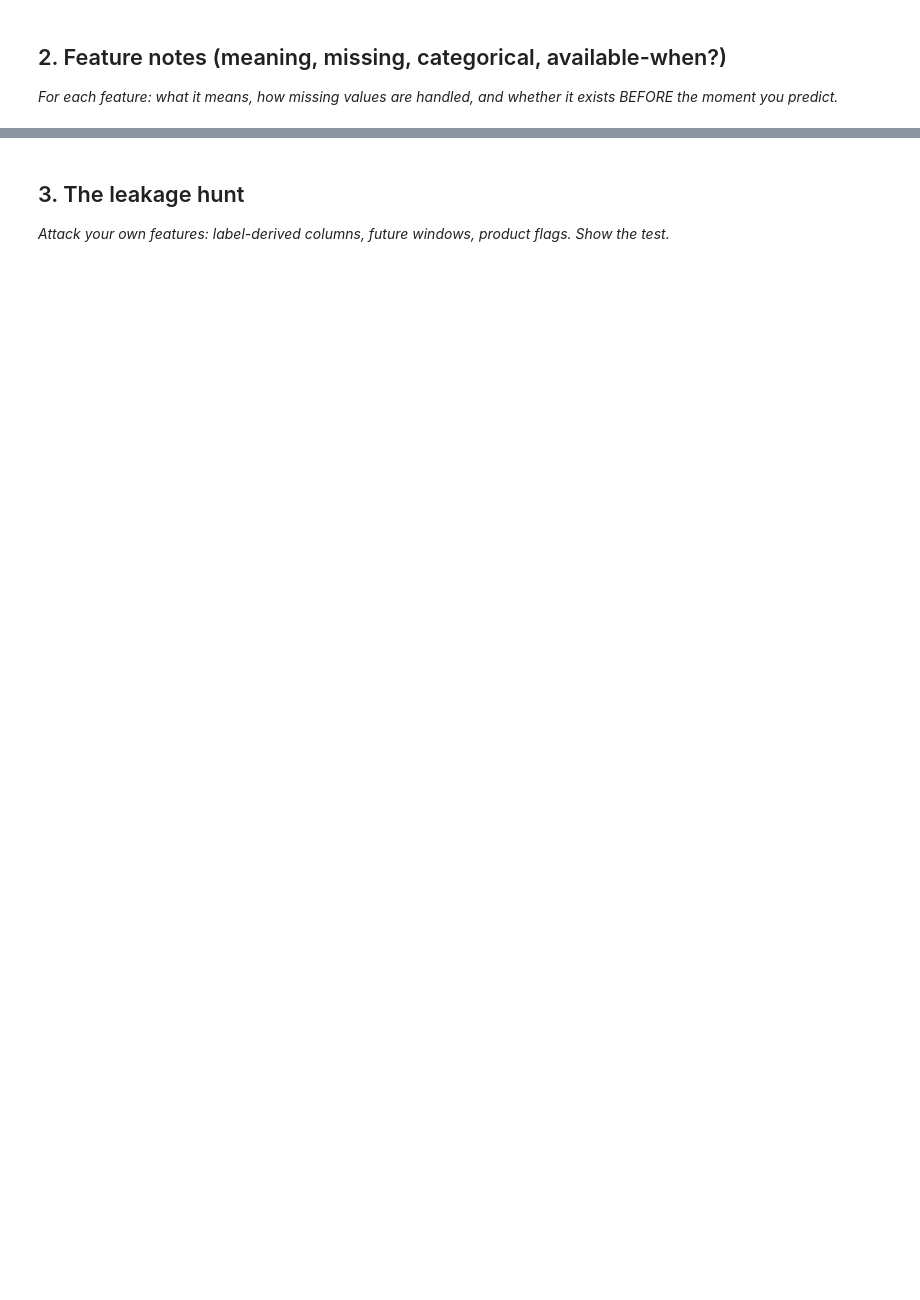
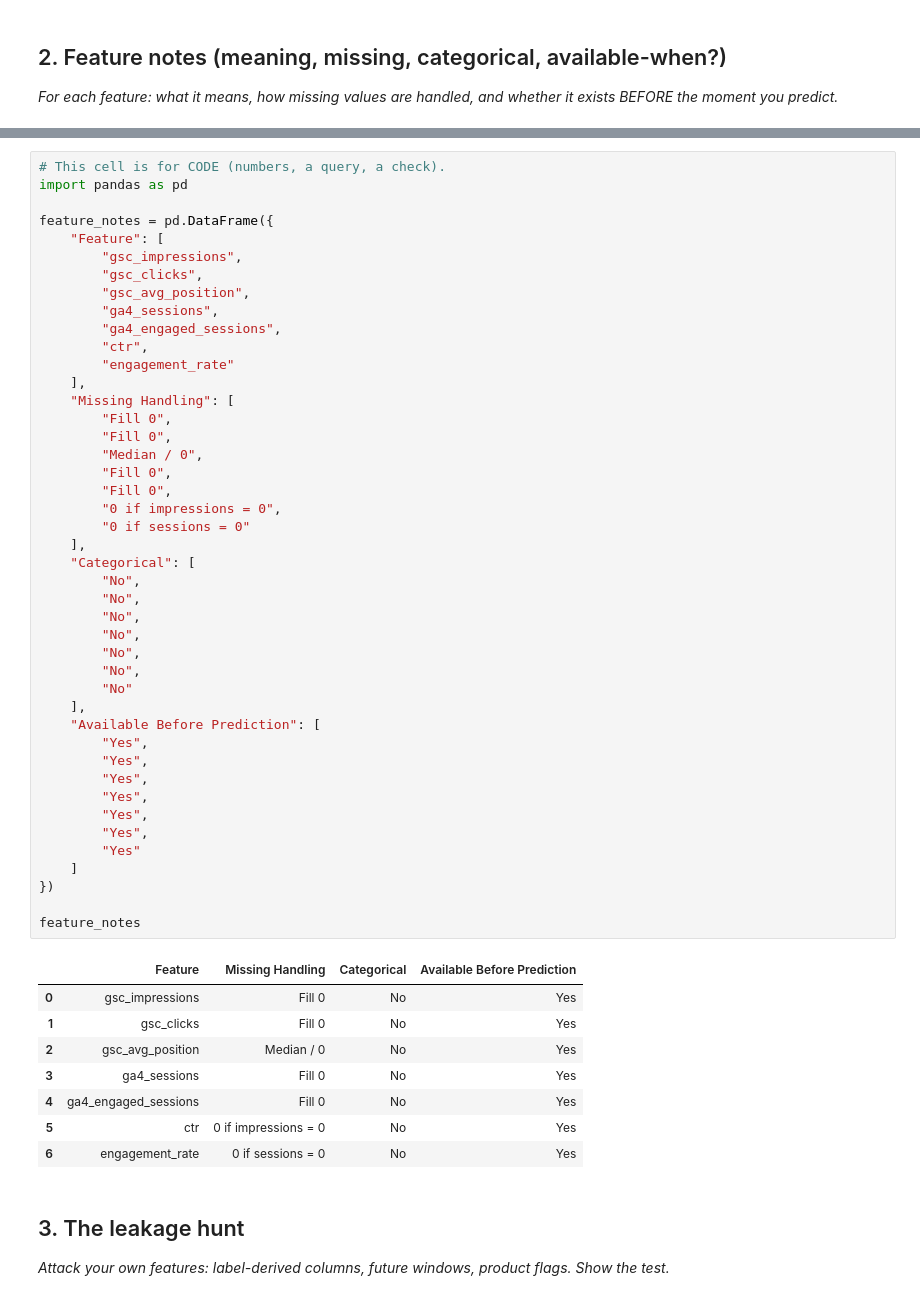
Before and after one commit to adityag30/FlyRank-internship-ML, a Jupyter notebook: work/notebooks/w03_feature_leakage_check.ipynb, the cells around one changed output, grey strips where cells are left out. Saved outputs shown, nothing was run; the diff lists cells and outputs as text; blank space fills up the shorter version.

```diff
--- a/work/notebooks/w03_feature_leakage_check.ipynb
+++ b/work/notebooks/w03_feature_leakage_check.ipynb
@@ -23,3 +119,56 @@ This skeleton is yours to fill. Work the sections **in order** — each one has
+# %%
+# This cell is for CODE (numbers, a query, a check).
+import pandas as pd
+
+feature_notes = pd.DataFrame({
+    "Feature": [
+        "gsc_impressions",
+        "gsc_clicks",
+        "gsc_avg_position",
+        "ga4_sessions",
+        "ga4_engaged_sessions",
+        "ctr",
+        "engagement_rate"
+    ],
+    "Missing Handling": [
+        "Fill 0",
+        "Fill 0",
+        "Median / 0",
+        "Fill 0",
+        "Fill 0",
+        "0 if impressions = 0",
+        "0 if sessions = 0"
+    ],
+    "Categorical": [
+        "No",
+        "No",
+        "No",
+        "No",
+        "No",
+        "No",
+        "No"
+    ],
+    "Available Before Prediction": [
+        "Yes",
+        "Yes",
+        "Yes",
+        "Yes",
+        "Yes",
+        "Yes",
+        "Yes"
+    ]
+})
+
+feature_notes
+# %% [output]
+|  | Feature | Missing Handling | Categorical | Available Before Prediction |
+| 0 | gsc_impressions | Fill 0 | No | Yes |
+| 1 | gsc_clicks | Fill 0 | No | Yes |
+| 2 | gsc_avg_position | Median / 0 | No | Yes |
+| 3 | ga4_sessions | Fill 0 | No | Yes |
+| 4 | ga4_engaged_sessions | Fill 0 | No | Yes |
+| 5 | ctr | 0 if impressions = 0 | No | Yes |
+| 6 | engagement_rate | 0 if sessions = 0 | No | Yes |
 # %% [markdown]
 ## 3. The leakage hunt
 
```
Also changed, not shown: parts of 15 cells of this notebook.
